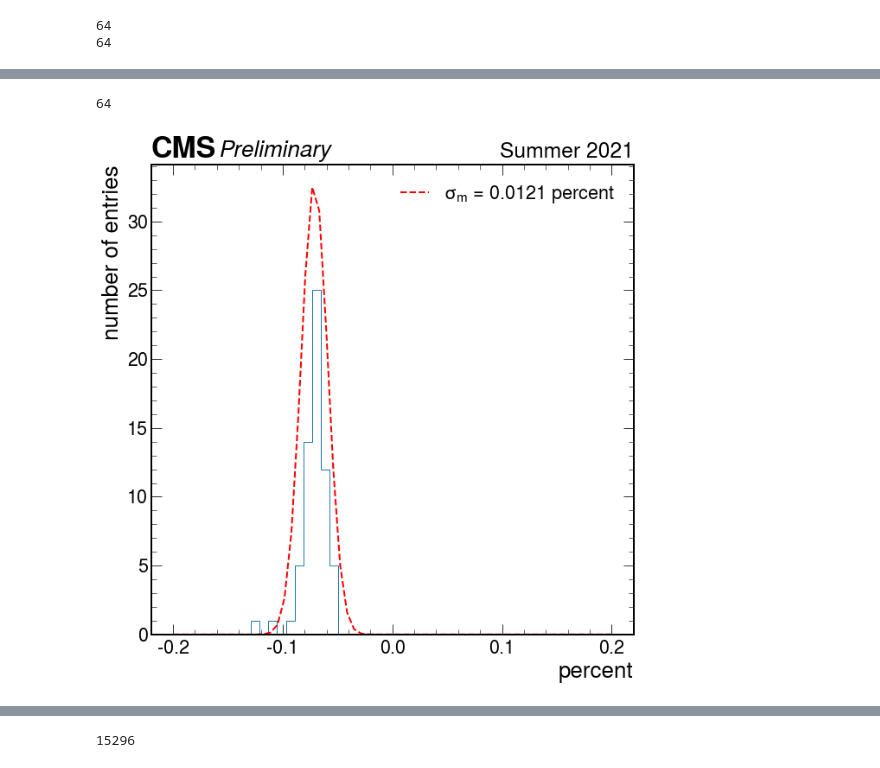
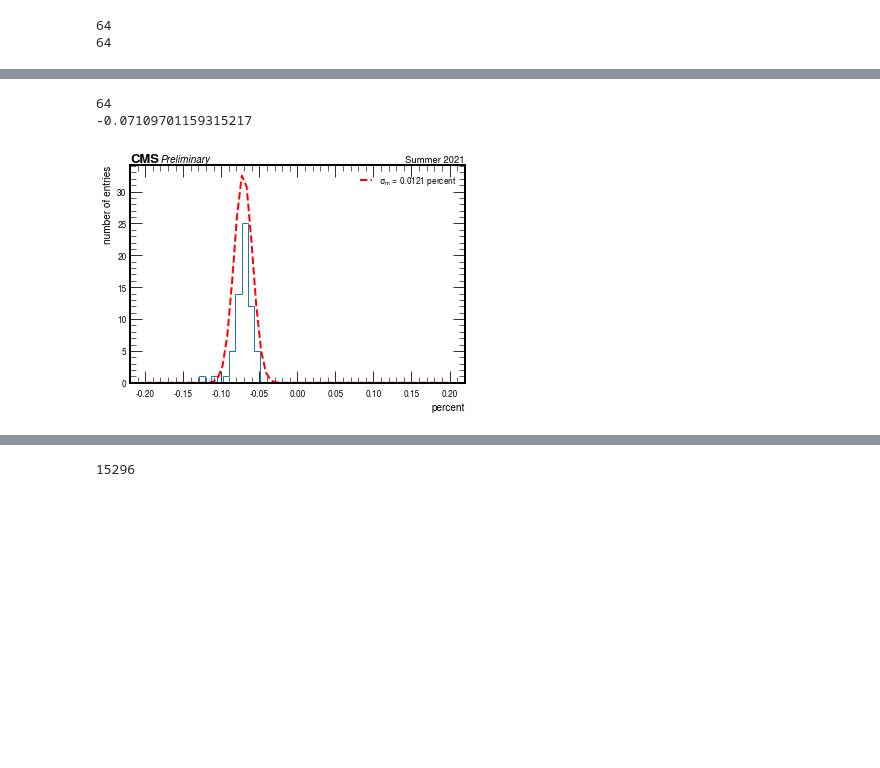
Before and after one commit to jloemker/SWAN, a Jupyter notebook: Analysis_Bg_Sig.ipynb, the cells around one changed output, grey strips where cells are left out. Drawn from its saved outputs; the diff is of its cells as text; code cells hidden in the pictures; blank space fills up the shorter version.

```diff
--- a/Analysis_Bg_Sig.ipynb
+++ b/Analysis_Bg_Sig.ipynb
@@ -232,28 +234,31 @@ Name: s_mll, Length: 64, dtype: float64
 # %%
 #You can plot mpp/mll-1 distribution, fit a gaussian and define a cut to be within the 2 sigma: |mpp-mll| < 2*sigma*mll
 #print(analysis['s_mpp'].values)
 #print(analysis['s_mll'].values)
 data = (analysis['s_mpp'].values/analysis['s_mll'].values)-1
 print(len(data))
 bins = np.linspace(-0.2,0.2,64)
 f, ax = plt.subplots()
 plt.hist(data, histtype='step')
 
 #fit to gaussian (to avoid bias from outliers restrict the fitted area):  = analysis['s_mpp']-analysis['s_mll'] <
-(mu, sigma_m) = stats.norm.fit(data)
+(mu_m, sigma_m) = stats.norm.fit(data)
 x=bins
-y=stats.norm.pdf(x, mu, sigma_m)
+y=stats.norm.pdf(x, mu_m, sigma_m)
 ax.plot(x, y, 'r--', linewidth=2,label='$\sigma_{m}$ = %4.4f percent'%sigma_m)
 #print(2*sigma*analysis['s_mll'])
 
 hep.cms.label(llabel="Preliminary", rlabel="Summer 2021", ax=ax)
 ax.set(xlabel='percent', ylabel='number of entries')
 
+print(mu_m)
+
 ax.legend()
 plt.savefig('Week4/fit_mass_ratio.png')
 # %% [output]
 64
+-0.07109701159315217
-[figure, old version]
+[figure, new version]
 # %%
 data = (analysis['s_ypp'].values/analysis['s_yll'].values) - 1
 
```
Also changed, not shown: parts of 9 cells of this notebook.
